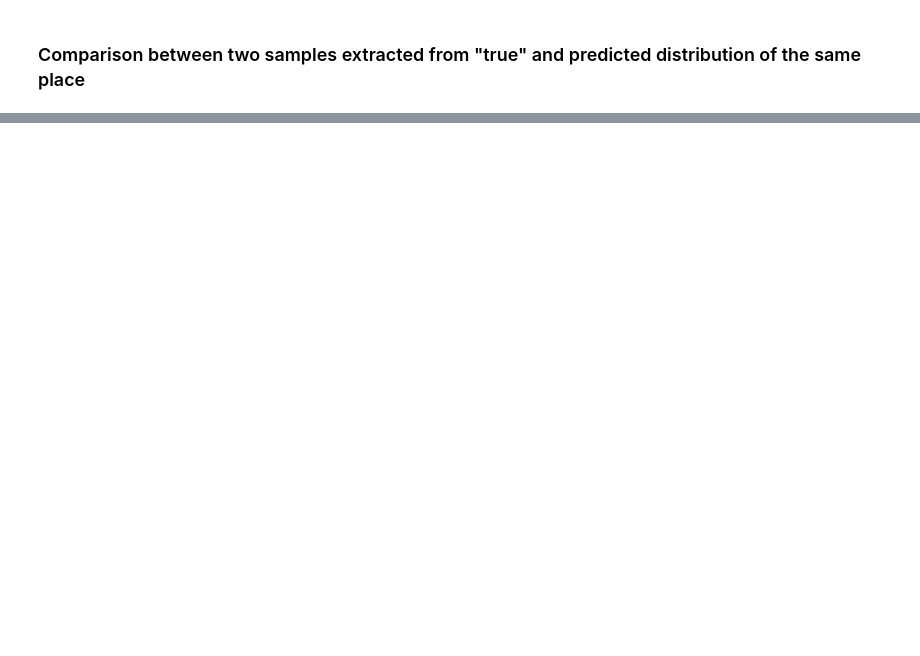
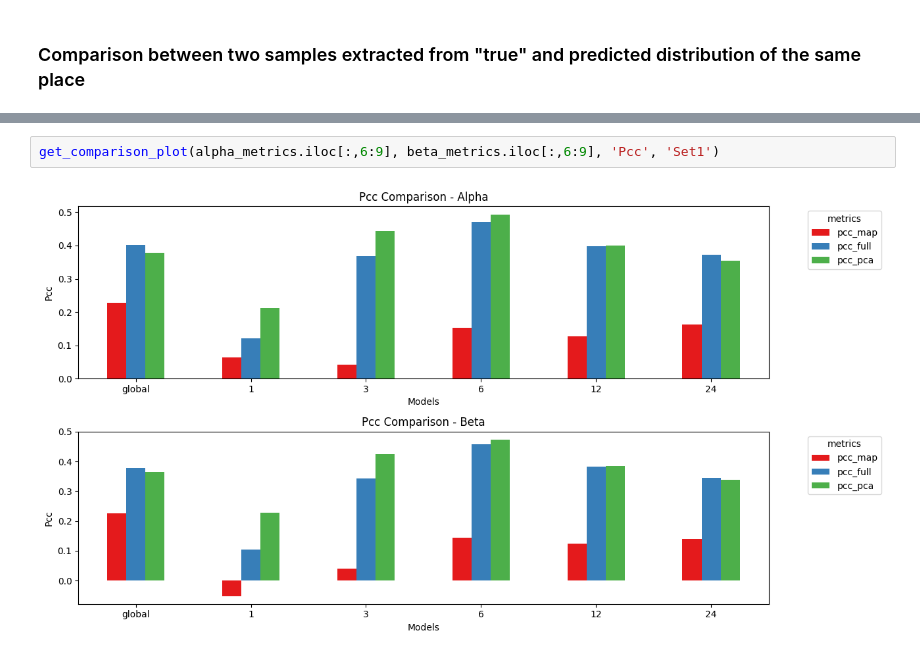
Before and after one commit to oshodiS/Rainfall-BetaEstimation, a Jupyter notebook: Rainfall BETA.ipynb, the cells around one changed output, grey strips where cells are left out. Saved outputs shown, nothing was run; the diff lists cells and outputs as text; blank space fills up the shorter version.

```diff
--- a/Rainfall BETA.ipynb
+++ b/Rainfall BETA.ipynb
@@ -838,0 +933,4 @@ True beta :  19.013652302300454 Predicted  beta : 25.609308
+# %%
+get_comparison_plot(alpha_metrics.iloc[:,6:9], beta_metrics.iloc[:,6:9], 'Pcc', 'Set1')
+# %% [output]
+[figure, added]
```
Also changed, not shown: parts of 42 cells of this notebook.
